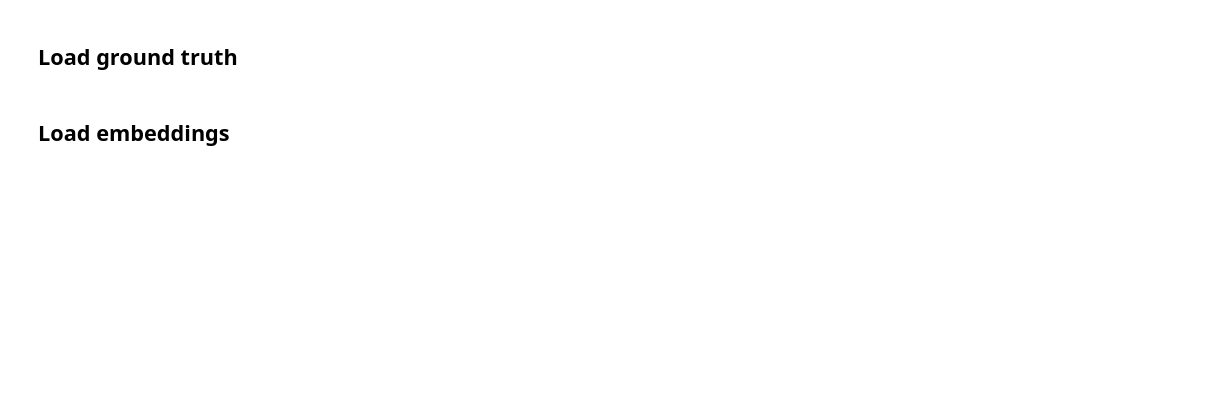
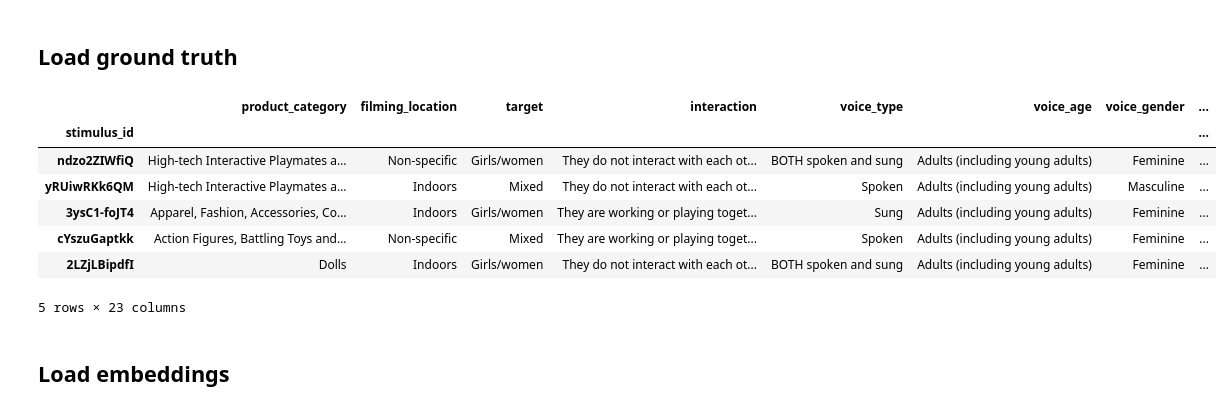
Before and after one commit to marinelliluca/gender_coded_sound_ismir2023, a Jupyter notebook: dimensionality_reduction.ipynb, the cells around one changed output. Saved outputs shown, nothing was run; the diff lists cells and outputs as text; code cells hidden in the pictures; blank space fills up the shorter version.

```diff
--- a/dimensionality_reduction.ipynb
+++ b/dimensionality_reduction.ipynb
@@ -27,5 +27,15 @@ fn_suffix = {
 # %% [markdown]
 ## Load ground truth
 # %%
-groundtruth_df = pd.read_csv("groundtruth.csv")
+groundtruth_df = pd.read_csv("groundtruth_merged.csv")
 groundtruth_df.set_index("stimulus_id", inplace=True)
+groundtruth_df.head()
+# %% [output]
+|  | product_category | filming_location | target | interaction | voice_type | voice_age | voice_gender | ... |
+| stimulus_id |  |  |  |  |  |  |  | ... |
+| ndzo2ZIWfiQ | High-tech Interactive Playmates a... | Non-specific | Girls/women | They do not interact with each ot... | BOTH spoken and sung | Adults (including young adults) | Feminine | ... |
+| yRUiwRKk6QM | High-tech Interactive Playmates a... | Indoors | Mixed | They do not interact with each ot... | Spoken | Adults (including young adults) | Masculine | ... |
+| 3ysC1-foJT4 | Apparel, Fashion, Accessories, Co... | Indoors | Girls/women | They are working or playing toget... | Sung | Adults (including young adults) | Feminine | ... |
+| cYszuGaptkk | Action Figures, Battling Toys and... | Non-specific | Mixed | They are working or playing toget... | Spoken | Adults (including young adults) | Feminine | ... |
+| 2LZjLBipdfI | Dolls | Indoors | Girls/women | They do not interact with each ot... | BOTH spoken and sung | Adults (including young adults) | Feminine | ... |
+5 rows × 23 columns
```
Also changed, not shown: parts of 3 cells of this notebook, 2 other files.
